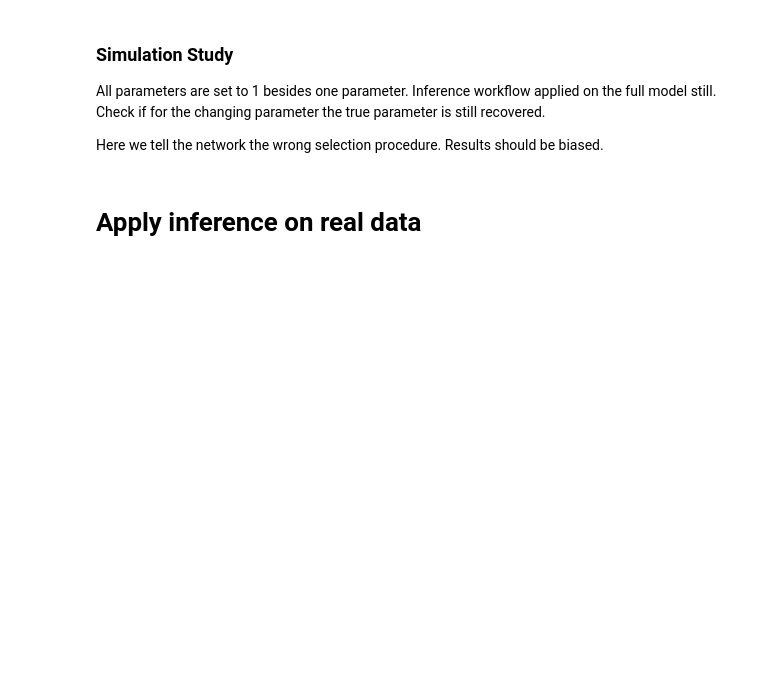
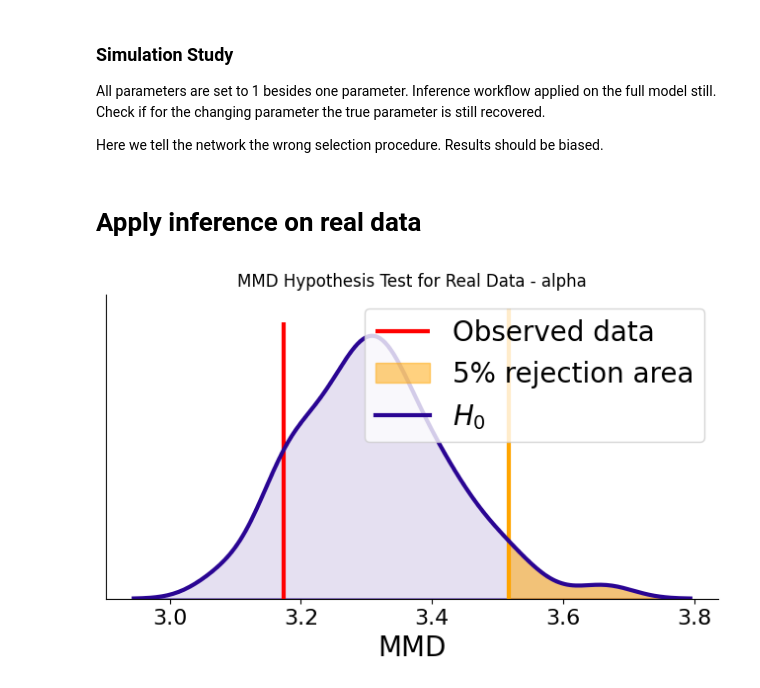
Before and after one commit to arrjon/AmortizedSelectionBias, a Jupyter notebook: Simulation Based Inference Sampling Bias - both variants.ipynb, the cells around one changed output. Saved outputs shown, nothing was run; the diff lists cells and outputs as text; code cells hidden in the pictures; blank space fills up the shorter version.

Commit message:
add plots

```diff
--- a/Simulation Based Inference Sampling Bias - both variants.ipynb
+++ b/Simulation Based Inference Sampling Bias - both variants.ipynb
@@ -893,11 +859,14 @@ fig = bf.diagnostics.plot_posterior_2d(posterior_draws=posterior_samples_real,
 # %%
 if summary_loss is not None:
     # check the summary statistics
     MMD_sampling_distribution, MMD_observed = trainer.mmd_hypothesis_test(
         observed_data=real_data["summary_conditions"],
         reference_data=trainer.configurator(valid_data_dict[f'{variant}_pedcov']),  # test against pedcov
-        bootstrap=True  # if True, use the reference data as null samples
+        bootstrap=True,  # if True, use the reference data as null samples,
+        num_null_samples=1000,
     )
     fig = bf.diagnostics.plot_mmd_hypothesis_test(MMD_sampling_distribution, MMD_observed)
     plt.title(f"MMD Hypothesis Test for Real Data - {variant}")
     plt.show()
+# %% [output]
+[figure, added]
```
Also changed, not shown: parts of 8 cells of this notebook, 13 other files.
